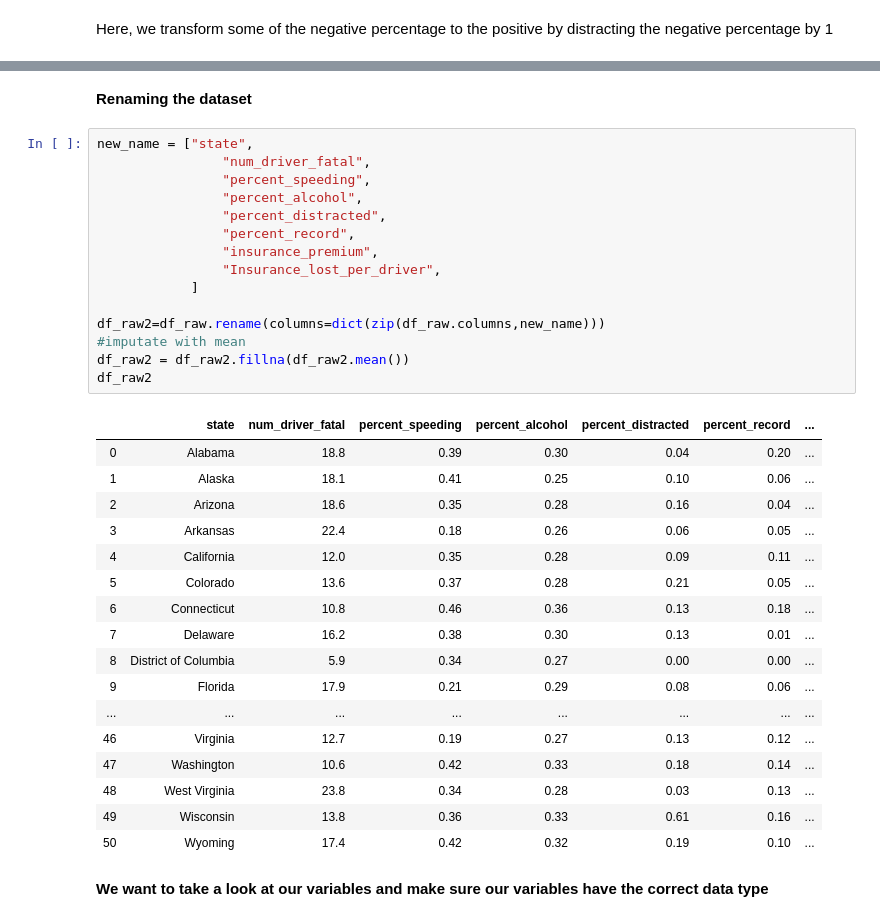
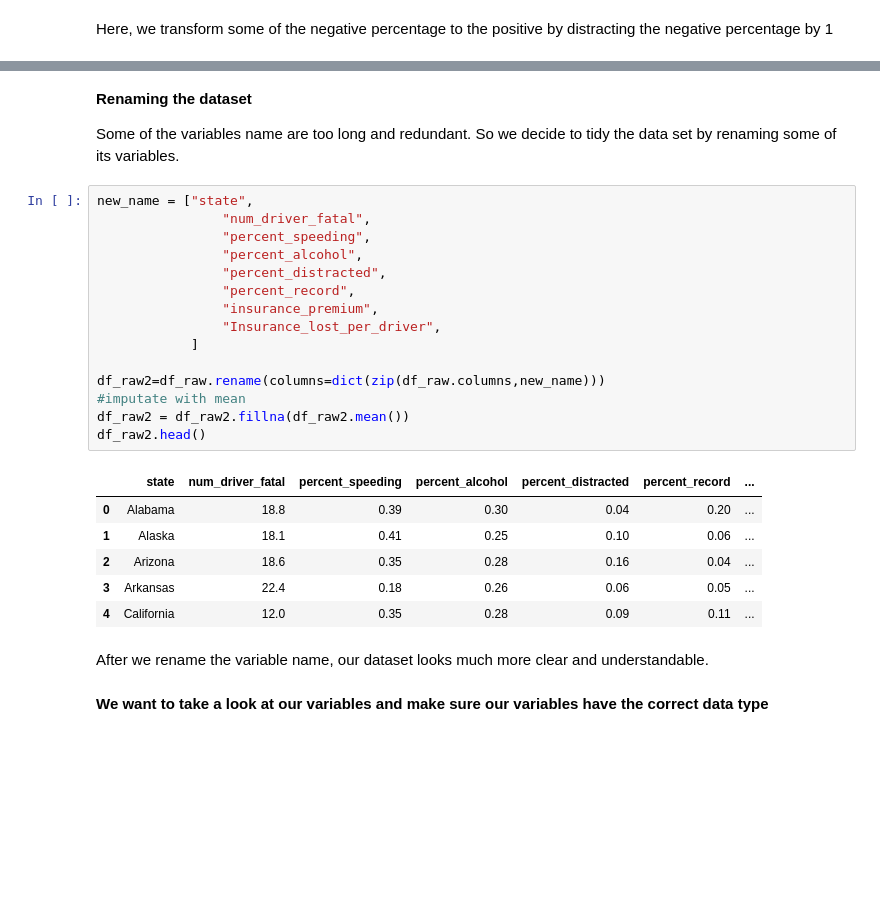
Before and after one commit to ZekunSamWu/zekunsamwu.github.io, a Jupyter notebook: Final_Tutorial.ipynb, the cells around one changed output, grey strips where cells are left out. Cells and saved outputs as stored; diff of their text form; blank space fills up the shorter version.

```diff
--- a/Final_Tutorial.ipynb
+++ b/Final_Tutorial.ipynb
@@ -127,41 +138,34 @@ df_raw.head()
 | 2 | Arizona | 18.6 | 0.35 | 0.28 | 0.16 | ... |
 | 3 | Arkansas | 22.4 | 0.18 | 0.26 | 0.06 | ... |
 | 4 | California | 12.0 | 0.35 | 0.28 | 0.09 | ... |
-# %% [markdown]
-**Renaming the dataset**
+# %% [markdown]
+**Renaming the dataset**
+
+Some of the variables name are too long and redundant. So we decide to tidy the data set by renaming some of its variables.
 # %%
 new_name = ["state",
                 "num_driver_fatal",
                 "percent_speeding",
                 "percent_alcohol",
                 "percent_distracted",
                 "percent_record",
                 "insurance_premium",
                 "Insurance_lost_per_driver",
             ]
 
 df_raw2=df_raw.rename(columns=dict(zip(df_raw.columns,new_name)))
 #imputate with mean
 df_raw2 = df_raw2.fillna(df_raw2.mean())
-df_raw2
+df_raw2.head()
 # %% [output]
 |  | state | num_driver_fatal | percent_speeding | percent_alcohol | percent_distracted | percent_record | ... |
 | 0 | Alabama | 18.8 | 0.39 | 0.30 | 0.04 | 0.20 | ... |
 | 1 | Alaska | 18.1 | 0.41 | 0.25 | 0.10 | 0.06 | ... |
 | 2 | Arizona | 18.6 | 0.35 | 0.28 | 0.16 | 0.04 | ... |
 | 3 | Arkansas | 22.4 | 0.18 | 0.26 | 0.06 | 0.05 | ... |
 | 4 | California | 12.0 | 0.35 | 0.28 | 0.09 | 0.11 | ... |
-| 5 | Colorado | 13.6 | 0.37 | 0.28 | 0.21 | 0.05 | ... |
-| 6 | Connecticut | 10.8 | 0.46 | 0.36 | 0.13 | 0.18 | ... |
-| 7 | Delaware | 16.2 | 0.38 | 0.30 | 0.13 | 0.01 | ... |
-| 8 | District of Columbia | 5.9 | 0.34 | 0.27 | 0.00 | 0.00 | ... |
-| 9 | Florida | 17.9 | 0.21 | 0.29 | 0.08 | 0.06 | ... |
-| ... | ... | ... | ... | ... | ... | ... | ... |
-| 46 | Virginia | 12.7 | 0.19 | 0.27 | 0.13 | 0.12 | ... |
-| 47 | Washington | 10.6 | 0.42 | 0.33 | 0.18 | 0.14 | ... |
-| 48 | West Virginia | 23.8 | 0.34 | 0.28 | 0.03 | 0.13 | ... |
-| 49 | Wisconsin | 13.8 | 0.36 | 0.33 | 0.61 | 0.16 | ... |
-| 50 | Wyoming | 17.4 | 0.42 | 0.32 | 0.19 | 0.10 | ... |
+# %% [markdown]
+After we rename the variable name, our dataset looks much more clear and understandable.
 # %% [markdown]
 **We want to take a look at our variables and make sure our variables have the correct data type**
 # %%
```
Also changed, not shown: parts of 27 cells of this notebook, 1 other file.
